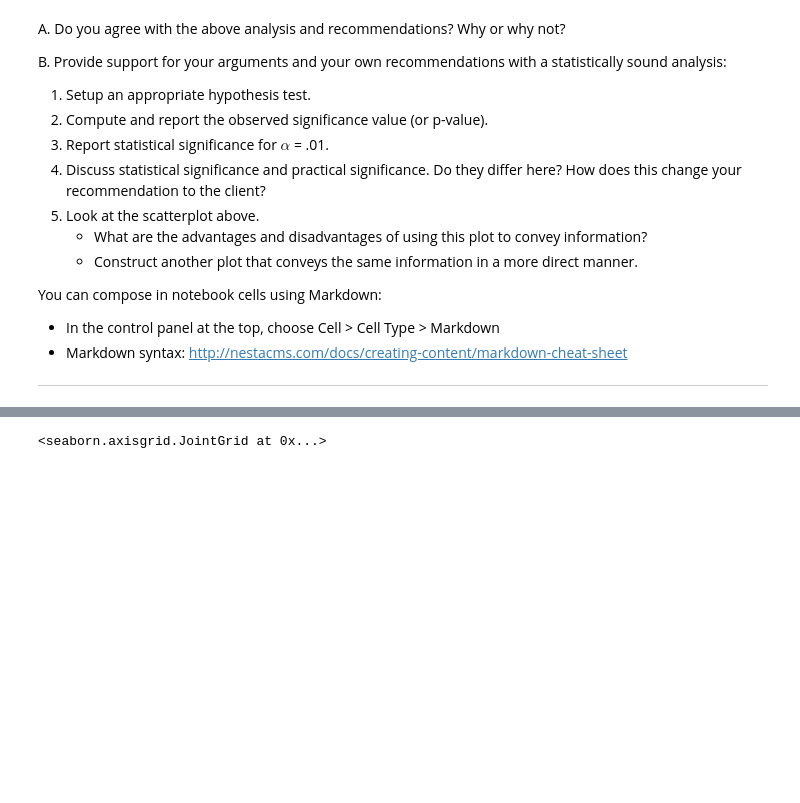
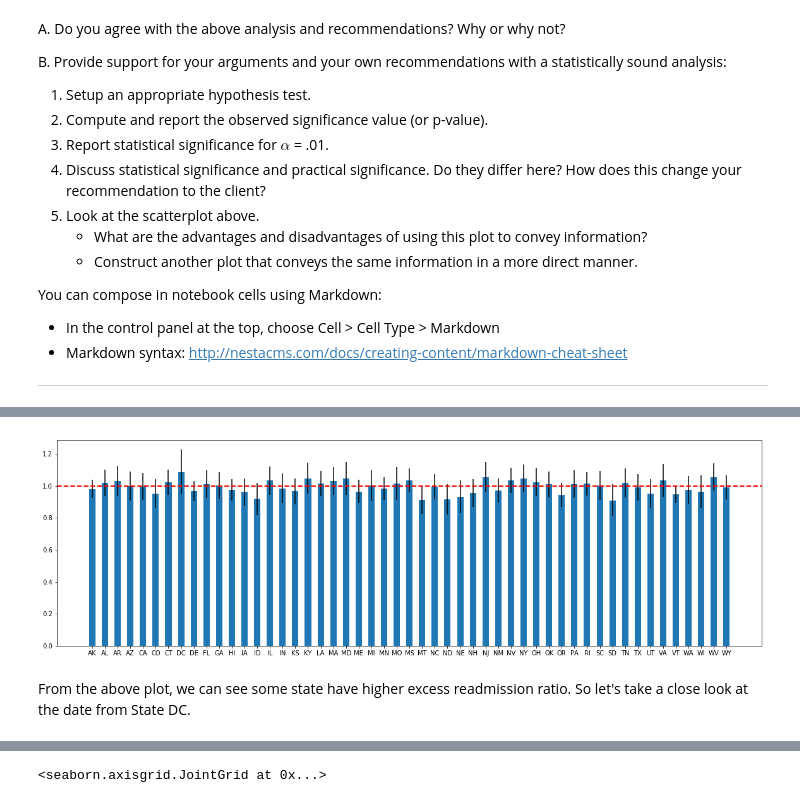
Before and after one commit to yaqiongz/Springb, a Jupyter notebook: hospital_readmit/hospital_study.ipynb, the cells around one changed output, grey strips where cells are left out. Saved outputs shown, nothing was run; the diff lists cells and outputs as text; code cells hidden in the pictures; blank space fills up the shorter version.

```diff
--- a/hospital_readmit/hospital_study.ipynb
+++ b/hospital_readmit/hospital_study.ipynb
@@ -262,0 +126,8 @@ plt.rcParams['figure.figsize']={20,6}
+# %%
+df = clean_hospital_read_df
+
+#I assume the rows with same hospital names, state and number of discharges are from the same hospital.
+#So I average the result from all the measures together for the same hospital with multiple measurements.
+
+df_group = df.groupby(['Hospital Name','State','Number of Discharges'])['Excess Readmission Ratio'].mean().reset_index()
+print('The number of hospitals:',len(df_group))
@@ -263,3 +202,23 @@ plt.rcParams['figure.figsize']={20,6}
+# %%
+df_mean = df_group.groupby('State')['Excess Readmission Ratio'].mean().reset_index()
+df_std = df_group.groupby('State')['Excess Readmission Ratio'].std().reset_index()
+
+y = [a for a in df_mean['Excess Readmission Ratio']]
+y_err = [b for b in df_std['Excess Readmission Ratio']]
+x = [c for c in df_mean['State']]
+
+fig,ax= plt.subplots()
+ax.bar(np.arange(len(y)), y, width=0.5, yerr=y_err)
+
+ax.set_xticks(np.arange(len(y)))
+ax.set_xticklabels(x)
+
+plt.axhline(1,color='r', linestyle='dashed',linewidth=2)
+plt.rcParams['figure.figsize']={20,6}
+# %% [output]
+[figure, added]
+# %% [markdown]
+From the above plot, we can see some state have higher excess readmission ratio. So let's take a close look at the date from State DC.
 # %%
 #https://stackoverflow.com/questions/27018622/pandas-groupby-sort-descending-order/36316186
 df_ =clean_hospital_read_df[81:-3].groupby('State')['Excess Readmission Ratio'].mean().plot(kind='bar',figsize=[20,10])
```
Also changed, not shown: parts of 48 cells of this notebook.
